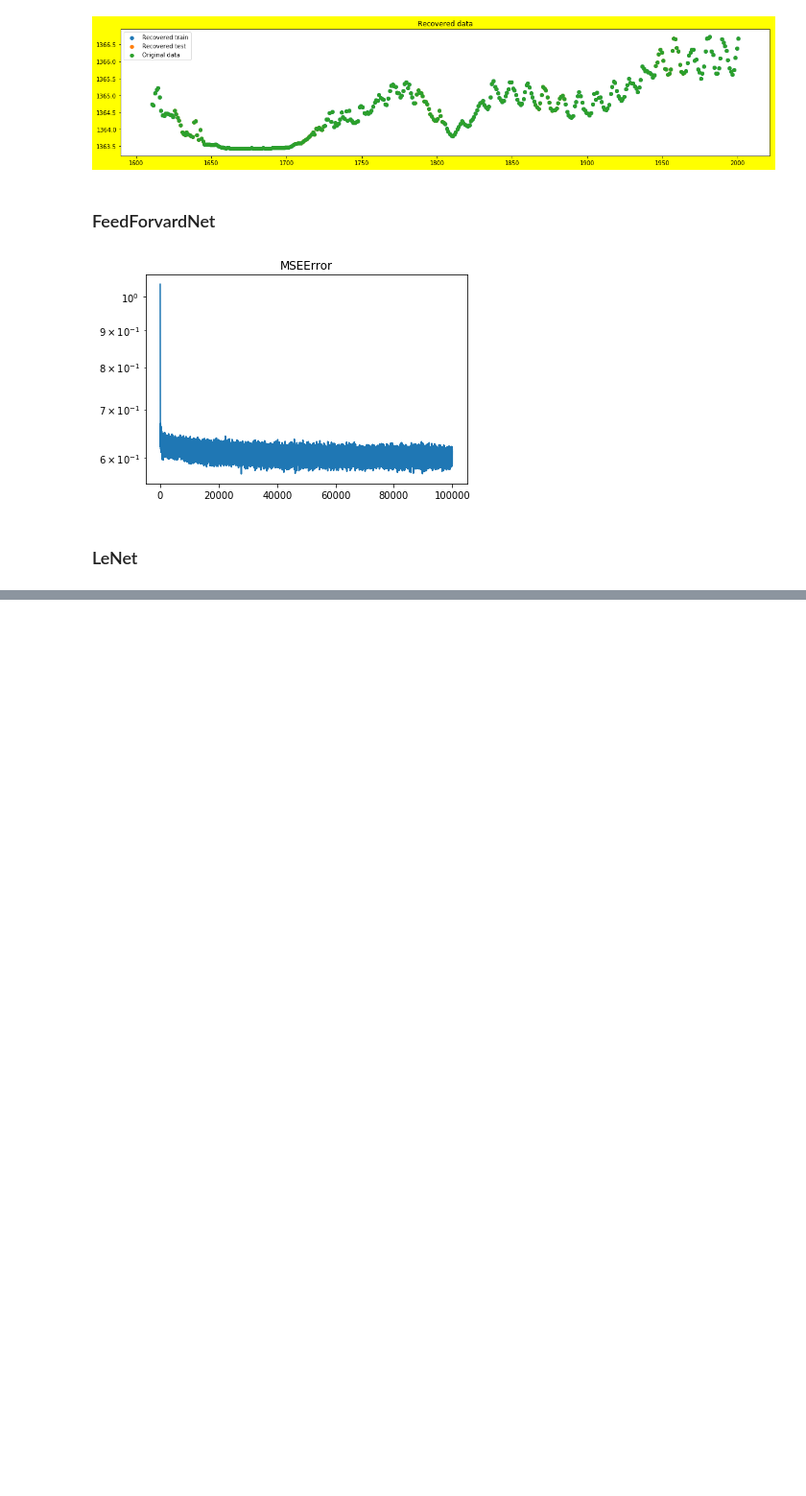
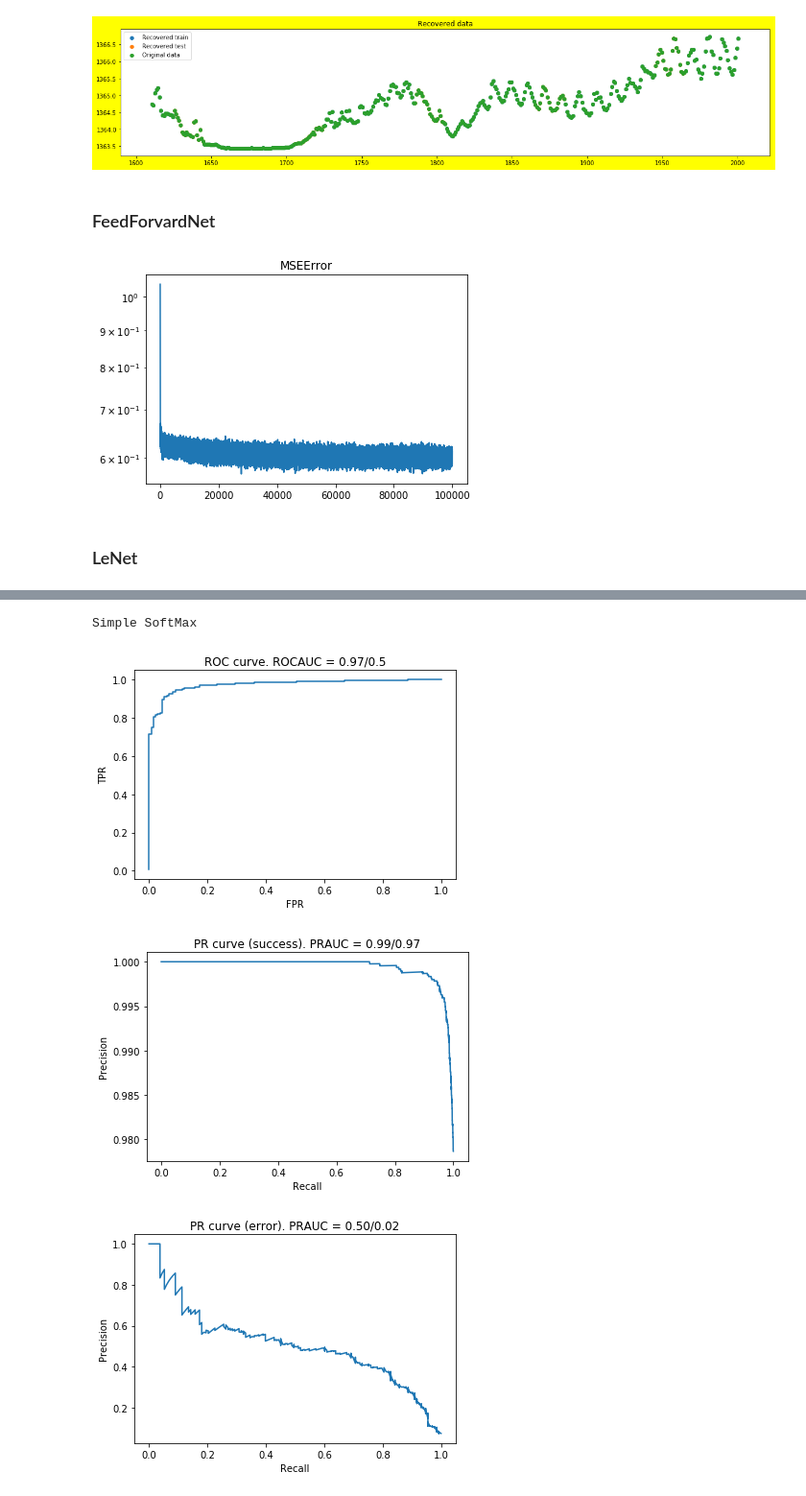
Before and after one commit to egornuzhin/DropoutUncertainty, a Jupyter notebook: DropoutUncertanty.ipynb, the cells around one changed output, grey strips where cells are left out. Shown at 96% size. Drawn from its saved outputs; the diff is of its cells as text; code cells hidden in the pictures; blank space fills up the shorter version.

```diff
--- a/DropoutUncertanty.ipynb
+++ b/DropoutUncertanty.ipynb
@@ -334,0 +376,50 @@ plt.show()
+# %%
+output = convnet(imags_test.to(device))
+probs = F.softmax(output,dim = -1).cpu().data.numpy()
+pred_labels = np.argmax(probs,axis = -1)
+is_right_prediction = (pred_labels == labels_test.data.numpy())
+label_probs = probs[np.arange(len(probs)),pred_labels]
+# %%
+from sklearn.metrics import roc_curve, precision_recall_curve, auc
+
+def check_metrics(label_probs,is_right_prediction):
+    fpr, tpr, _ = roc_curve(is_right_prediction,label_probs)
+    roc_auc = auc(fpr, tpr)
+    baseline = 0.5
+    plt.title("ROC curve. ROCAUC = "+str(roc_auc)[:4]+"/"+str(baseline))
+    plt.xlabel("FPR")
+    plt.ylabel("TPR")
+    plt.plot(fpr,tpr)
+    plt.show()
+
+    precision, recall, _ = precision_recall_curve(is_right_prediction,label_probs,pos_label=1)
+    sorted_inds = np.argsort(recall)
+    precision, recall = precision[sorted_inds], recall[sorted_inds]
+    pr_auc = auc(recall,precision)
+    P = (is_right_prediction==1).sum()
+    N = (is_right_prediction==0).sum()
+    baseline = P/(P+N)
+    plt.title("PR curve (success). PRAUC = "+str(pr_auc)[:4]+"/"+str(baseline)[:4])
+    plt.xlabel("Recall")
+    plt.ylabel("Precision")
+    plt.plot(recall,precision)
+    plt.show()
+
+    precision, recall, _ = precision_recall_curve(is_right_prediction,(1-label_probs),pos_label=0)
+    sorted_inds = np.argsort(recall)
+    precision, recall = precision[sorted_inds], recall[sorted_inds]
+    pr_auc = auc(recall,precision)
+    baseline = N/(P+N)
+    plt.title("PR curve (error). PRAUC = "+str(pr_auc)[:4]+"/"+str(baseline)[:4])
+    plt.xlabel("Recall")
+    plt.ylabel("Precision")
+    plt.plot(recall,precision)
+    plt.show()
+# %%
+print("Simple SoftMax")
+check_metrics(label_probs,is_right_prediction)
+# %% [output]
+Simple SoftMax
+[figure, added]
+[figure, added]
+[figure, added]
```
Also changed, not shown: parts of 14 cells of this notebook.
